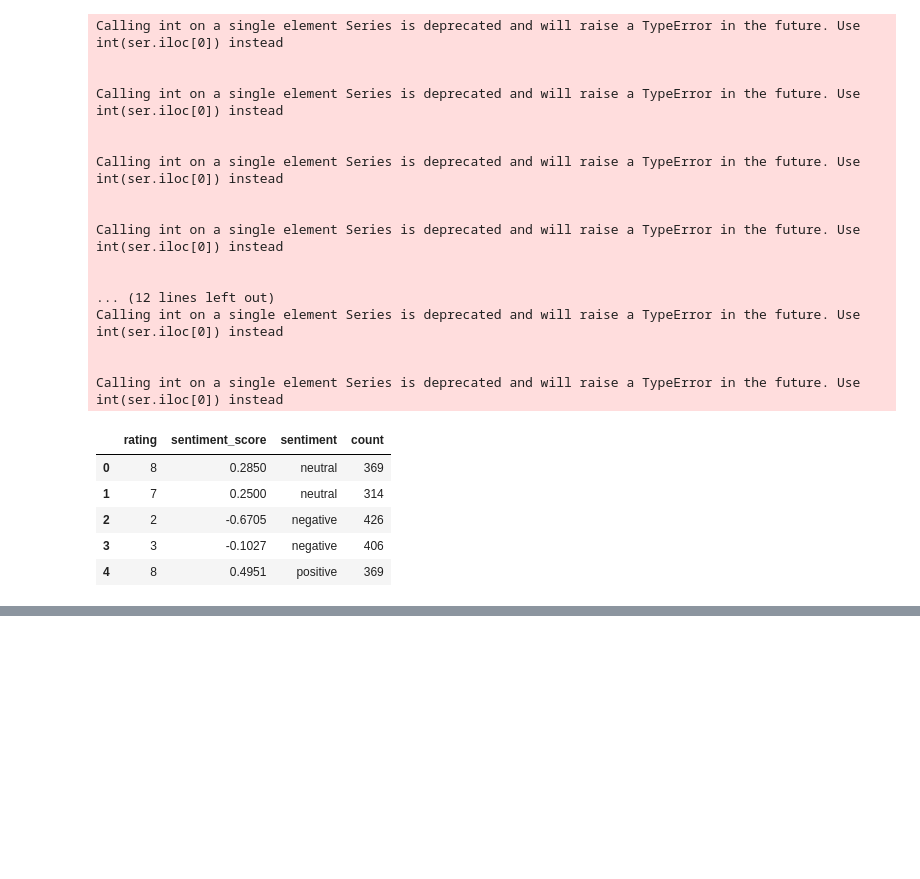
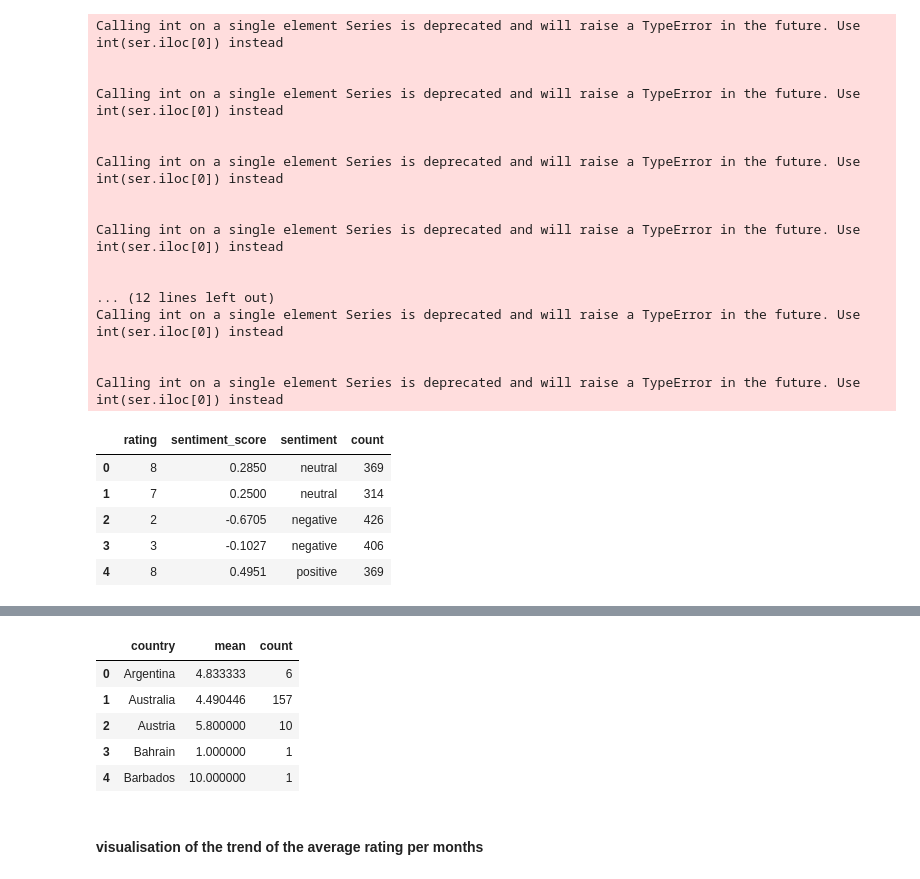
Before and after one commit to nitish-sadhu/ba_review_analysis, a Jupyter notebook: visualisation.ipynb, the cells around one changed output, grey strips where cells are left out. Drawn from its saved outputs; the diff is of its cells as text; code cells hidden in the pictures; blank space fills up the shorter version.

Commit message:
committing the visualisations

```diff
--- a/visualisation.ipynb
+++ b/visualisation.ipynb
@@ -213,0 +229,12 @@ plot.show()
+# %%
+# collecting the ratings and countries
+countries = []
+for country in ba_col.find({},{'_id':0, 'country':1, 'rating':1}):
+        if 'na' in country['rating']:
+                continue
+        else:
+                countries.append(country)
+# %%
+countries_rating = pd.DataFrame(countries)
+countries_rating["rating"] = pd.to_numeric(countries_rating["rating"])
+countries_rating.head()
@@ -213,0 +248,15 @@ plot.show()
+# %%
+mean_df = countries_rating.groupby('country', as_index=False)['rating'].mean()
+# %%
+count_df = countries_rating.groupby('country', as_index=False)['rating'].count()
+# %%
+countries_df = pd.merge(mean_df, count_df, on='country')
+countries_df.columns = ['country', 'mean', 'count']
+countries_df.head()
+# %% [output]
+|  | country | mean | count |
+| 0 | Argentina | 4.833333 | 6 |
+| 1 | Australia | 4.490446 | 157 |
+| 2 | Austria | 5.800000 | 10 |
+| 3 | Bahrain | 1.000000 | 1 |
+| 4 | Barbados | 10.000000 | 1 |
@@ -213,0 +268,2 @@ plot.show()
+# %% [markdown]
+<h4>visualisation of the trend of the average rating per months</h4>
```
Also changed, not shown: parts of 13 cells of this notebook.
